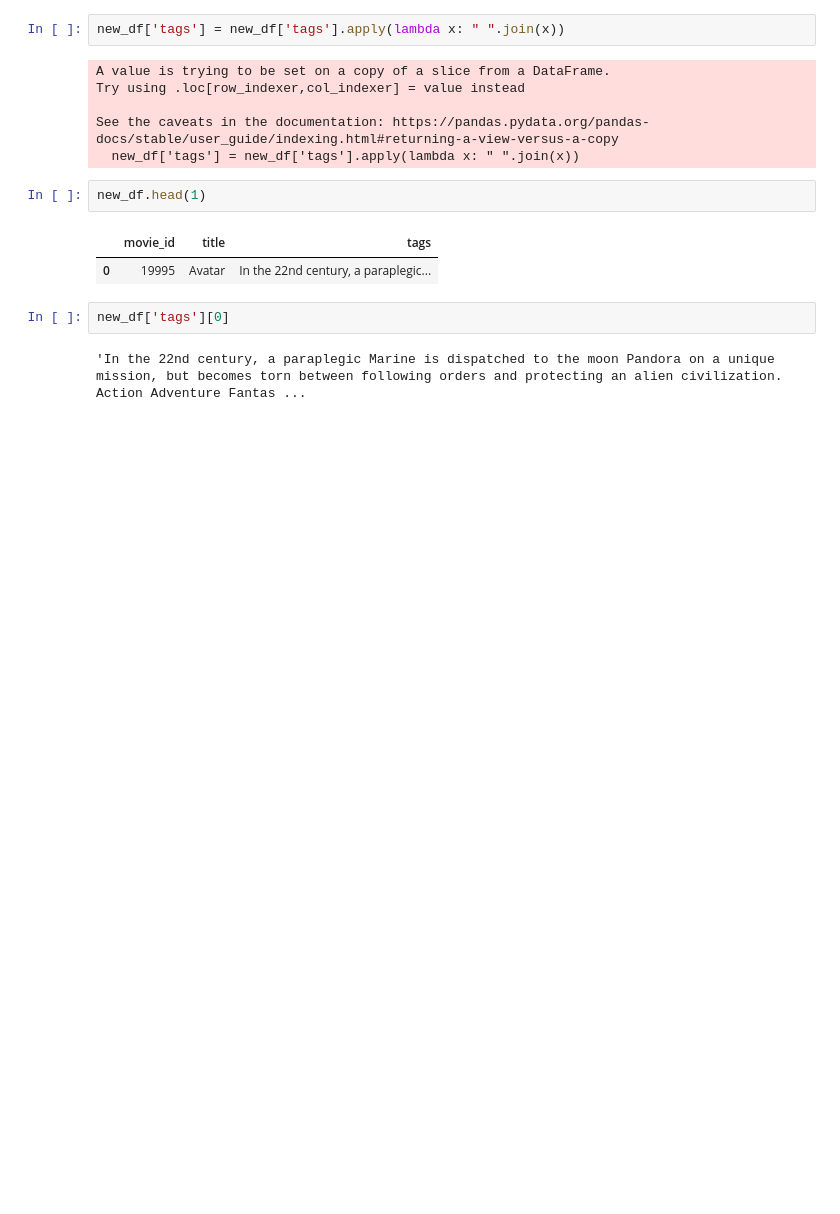
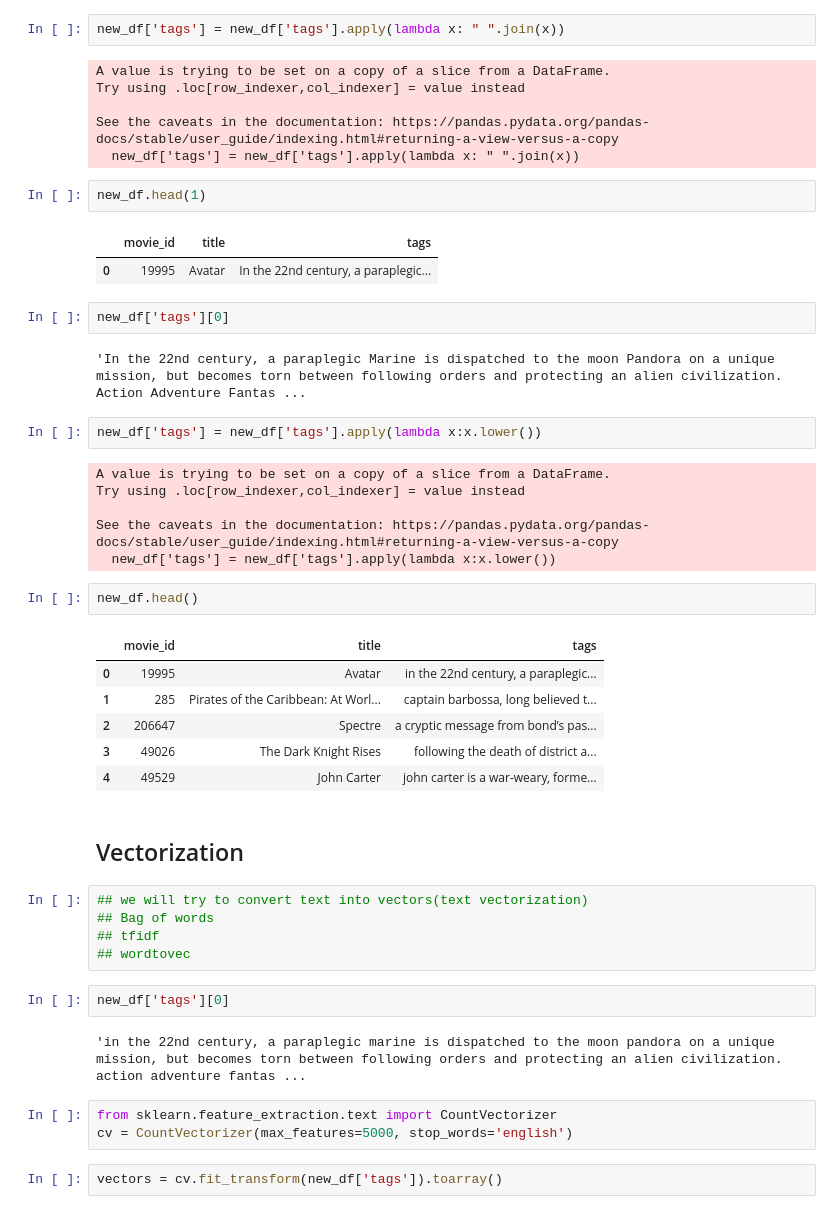
Before and after one commit to ahmad-kaif/movie-recommendation-model, a Jupyter notebook: movie-recommender-system.ipynb, the cells around one changed output. Drawn from its saved outputs; the diff is of its cells as text; blank space fills up the shorter version.

```diff
--- a/movie-recommender-system.ipynb
+++ b/movie-recommender-system.ipynb
@@ -227,3 +227,36 @@ new_df.head(1)
 new_df['tags'][0]
 # %% [output]
 'In the 22nd century, a paraplegic Marine is dispatched to the moon Pandora on a unique mission, but becomes torn between following orders and protecting an alien civilization. Action Adventure Fantas ...
+# %%
+new_df['tags'] = new_df['tags'].apply(lambda x:x.lower())
+# %% [output]
+A value is trying to be set on a copy of a slice from a DataFrame.
+Try using .loc[row_indexer,col_indexer] = value instead
+
+See the caveats in the documentation: https://pandas.pydata.org/pandas-docs/stable/user_guide/indexing.html#returning-a-view-versus-a-copy
+  new_df['tags'] = new_df['tags'].apply(lambda x:x.lower())
+# %%
+new_df.head()
+# %% [output]
+|  | movie_id | title | tags |
+| 0 | 19995 | Avatar | in the 22nd century, a paraplegic... |
+| 1 | 285 | Pirates of the Caribbean: At Worl... | captain barbossa, long believed t... |
+| 2 | 206647 | Spectre | a cryptic message from bond’s pas... |
+| 3 | 49026 | The Dark Knight Rises | following the death of district a... |
+| 4 | 49529 | John Carter | john carter is a war-weary, forme... |
+# %% [markdown]
+## Vectorization
+# %%
+## we will try to convert text into vectors(text vectorization)
+## Bag of words
+## tfidf
+## wordtovec
+# %%
+new_df['tags'][0]
+# %% [output]
+'in the 22nd century, a paraplegic marine is dispatched to the moon pandora on a unique mission, but becomes torn between following orders and protecting an alien civilization. action adventure fantas ...
+# %%
+from sklearn.feature_extraction.text import CountVectorizer
+cv = CountVectorizer(max_features=5000, stop_words='english')
+# %%
+vectors = cv.fit_transform(new_df['tags']).toarray()
```
Also changed, not shown: parts of 15 cells of this notebook.
